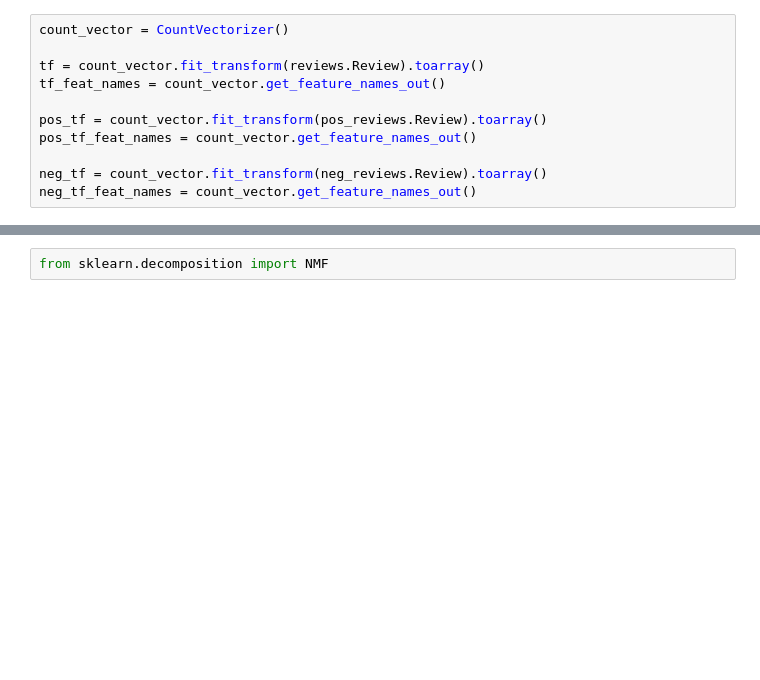
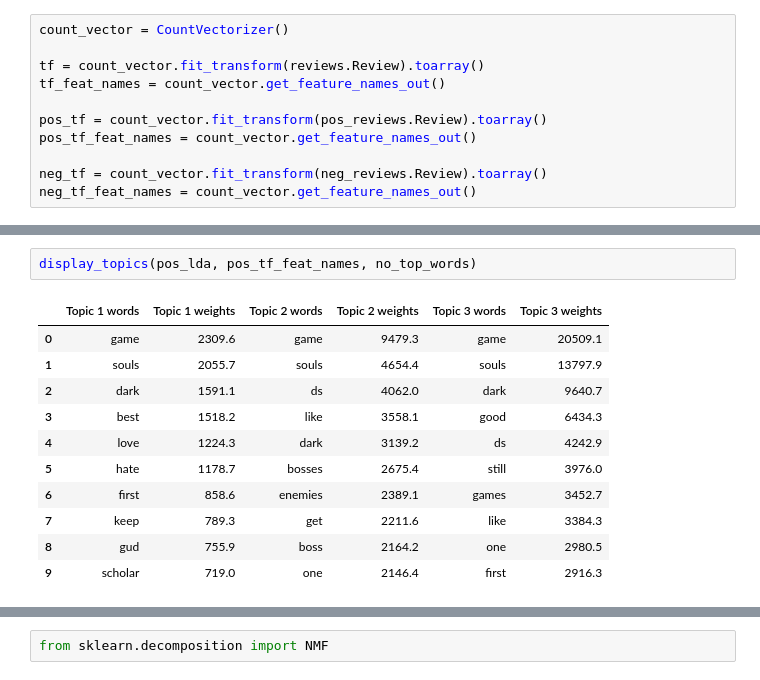
Before and after one commit to BrandonDioneda/Dark-Souls-2-Reviews, a Jupyter notebook: ds2-reviews.ipynb, the cells around one changed output, grey strips where cells are left out. Drawn from its saved outputs; the diff is of its cells as text; blank space fills up the shorter version.

```diff
--- a/ds2-reviews.ipynb
+++ b/ds2-reviews.ipynb
@@ -333,0 +332,14 @@ display_topics(lda, tf_feat_names, no_top_words)
+# %%
+display_topics(pos_lda, pos_tf_feat_names, no_top_words)
+# %% [output]
+|  | Topic 1 words | Topic 1 weights | Topic 2 words | Topic 2 weights | Topic 3 words | Topic 3 weights |
+| 0 | game | 2309.6 | game | 9479.3 | game | 20509.1 |
+| 1 | souls | 2055.7 | souls | 4654.4 | souls | 13797.9 |
+| 2 | dark | 1591.1 | ds | 4062.0 | dark | 9640.7 |
+| 3 | best | 1518.2 | like | 3558.1 | good | 6434.3 |
+| 4 | love | 1224.3 | dark | 3139.2 | ds | 4242.9 |
+| 5 | hate | 1178.7 | bosses | 2675.4 | still | 3976.0 |
+| 6 | first | 858.6 | enemies | 2389.1 | games | 3452.7 |
+| 7 | keep | 789.3 | get | 2211.6 | like | 3384.3 |
+| 8 | gud | 755.9 | boss | 2164.2 | one | 2980.5 |
+| 9 | scholar | 719.0 | one | 2146.4 | first | 2916.3 |
```
Also changed, not shown: parts of 37 cells of this notebook.
